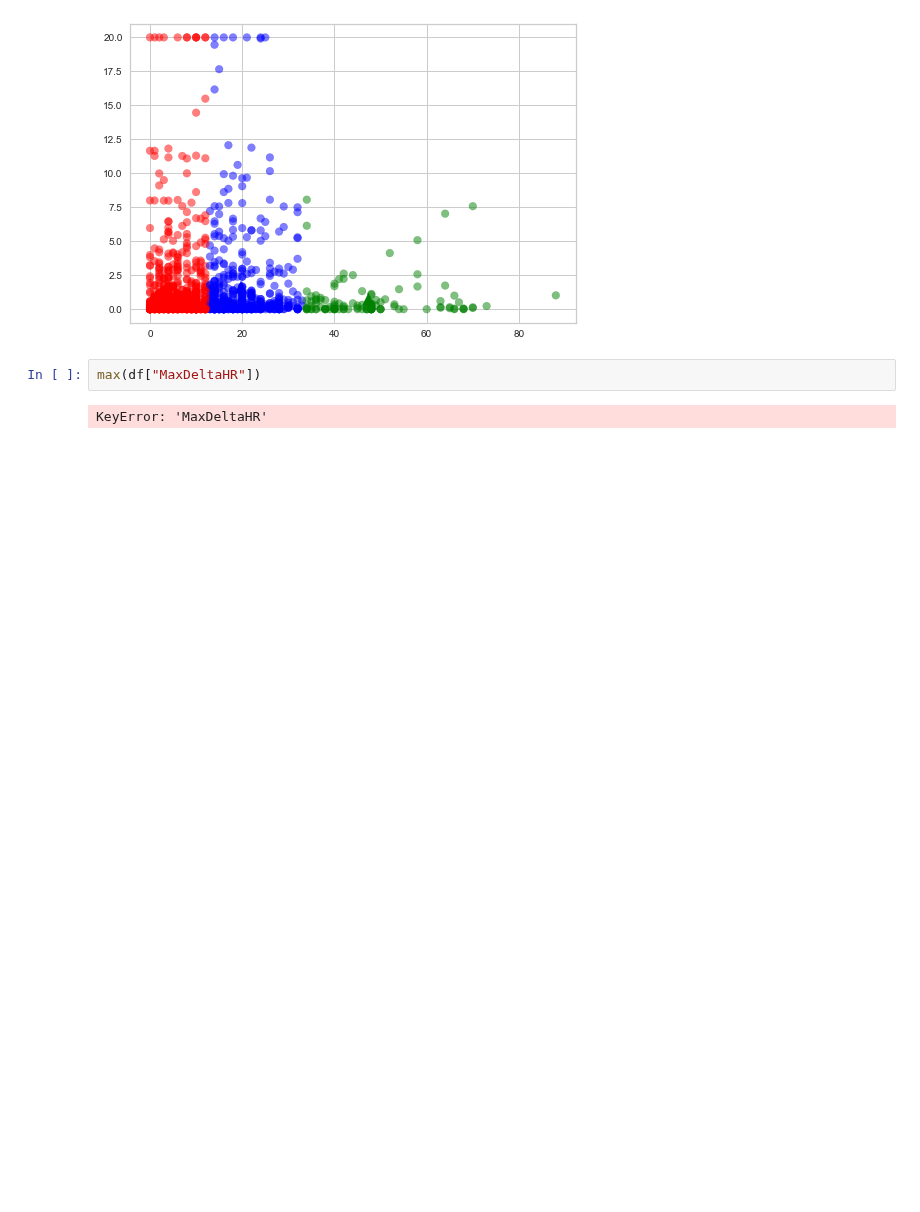
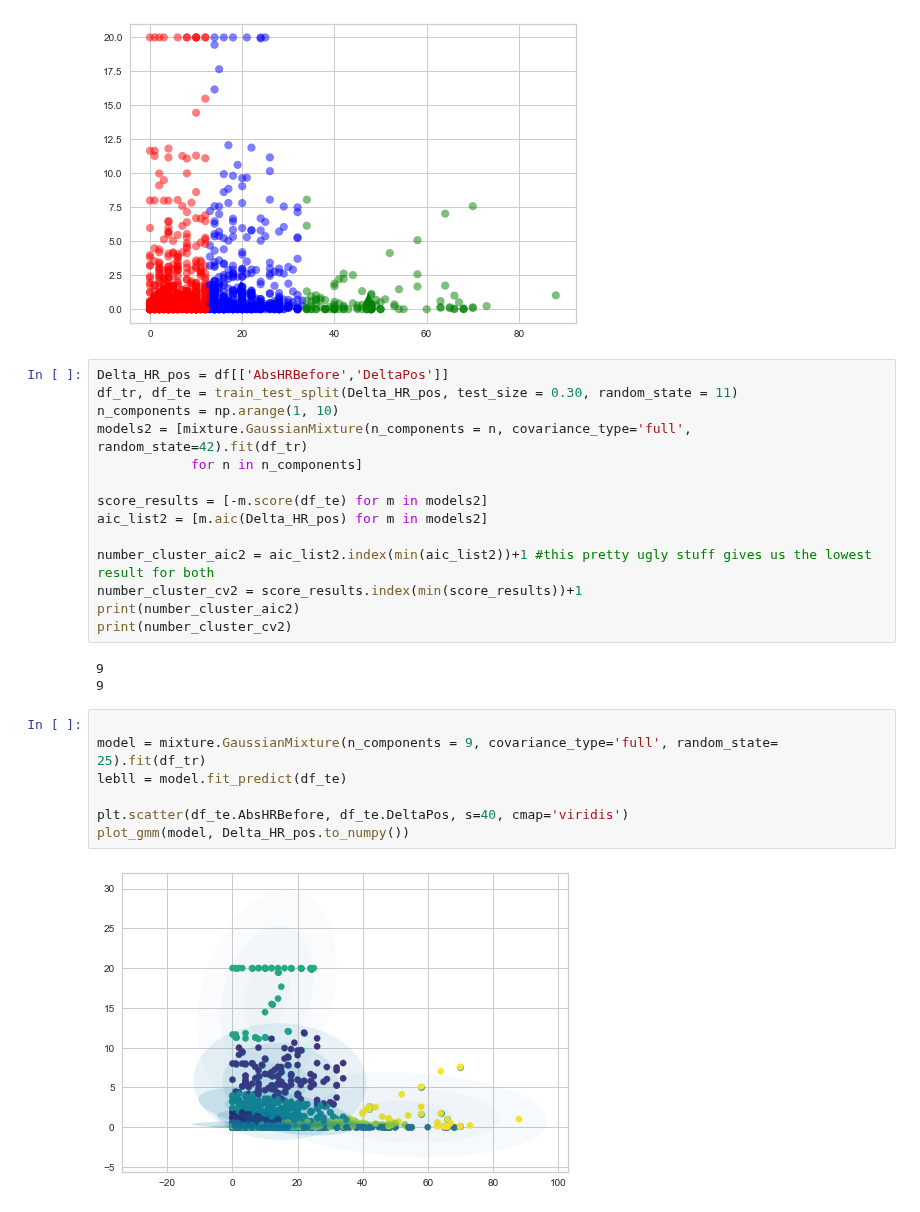
Before and after one commit to tommdim/statistics-101, a Jupyter notebook: project/src/main.ipynb, the cells around one changed output. Cells and saved outputs as stored; diff of their text form; blank space fills up the shorter version.

```diff
--- a/project/src/main.ipynb
+++ b/project/src/main.ipynb
@@ -1115,7 +1146,29 @@ See the caveats in the documentation: https://pandas.pydata.org/pandas-docs/stab
   from ipykernel import kernelapp as app
 <matplotlib.collections.PathCollection at 0x...>
 [figure]
-# %%
-max(df["MaxDeltaHR"])
-# %% [output]
-KeyError: 'MaxDeltaHR'
+# %%
+Delta_HR_pos = df[['AbsHRBefore','DeltaPos']]
+df_tr, df_te = train_test_split(Delta_HR_pos, test_size = 0.30, random_state = 11)
+n_components = np.arange(1, 10)
+models2 = [mixture.GaussianMixture(n_components = n, covariance_type='full', random_state=42).fit(df_tr)
+            for n in n_components]
+
+score_results = [-m.score(df_te) for m in models2]
+aic_list2 = [m.aic(Delta_HR_pos) for m in models2]
+
+number_cluster_aic2 = aic_list2.index(min(aic_list2))+1 #this pretty ugly stuff gives us the lowest result for both
+number_cluster_cv2 = score_results.index(min(score_results))+1
+print(number_cluster_aic2)
+print(number_cluster_cv2)
+# %% [output]
+9
+9
+# %%
+
+model = mixture.GaussianMixture(n_components = 9, covariance_type='full', random_state= 25).fit(df_tr)
+lebll = model.fit_predict(df_te)
+
+plt.scatter(df_te.AbsHRBefore, df_te.DeltaPos, s=40, cmap='viridis')
+plot_gmm(model, Delta_HR_pos.to_numpy())
+# %% [output]
+[figure, added]
```
Also changed, not shown: parts of 16 cells of this notebook, 1 other file.
